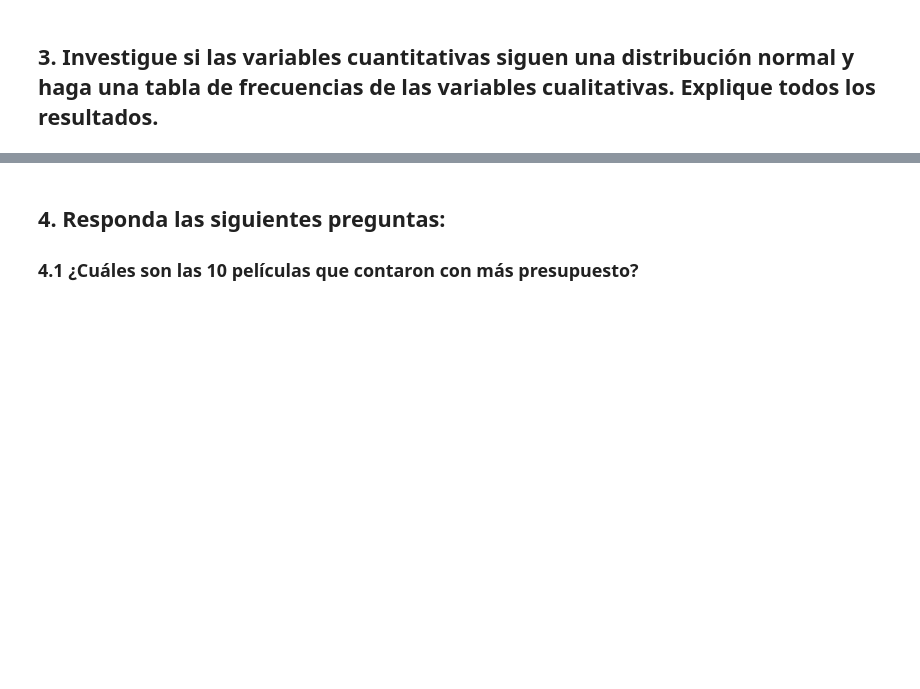
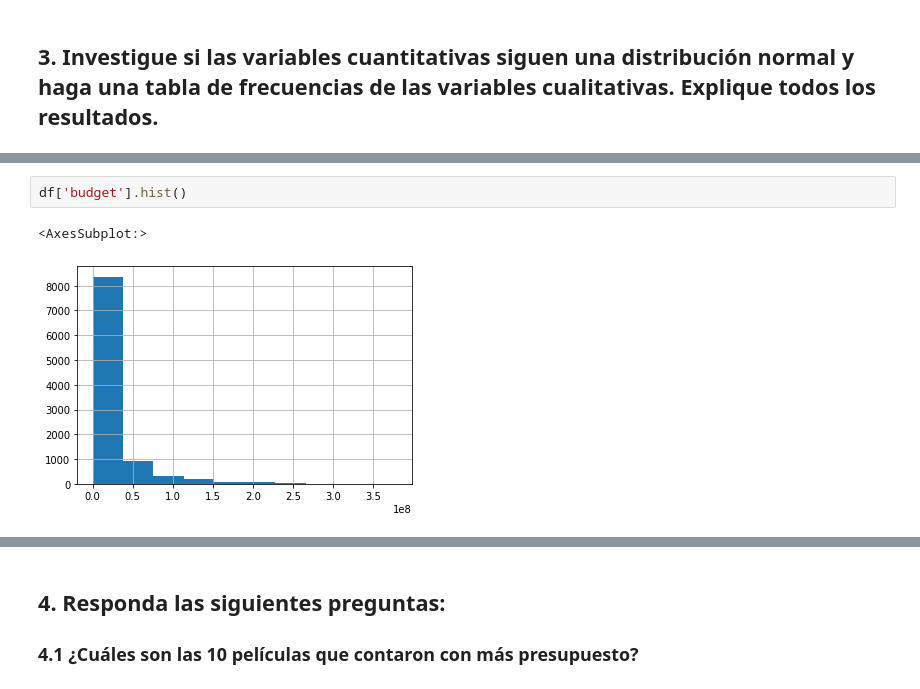
Before and after one commit to wsaldana/Miner-aHDT1, a Jupyter notebook: MineriaHDT1.ipynb, the cells around one changed output, grey strips where cells are left out. Drawn from its saved outputs; the diff is of its cells as text; blank space fills up the shorter version.

```diff
--- a/MineriaHDT1.ipynb
+++ b/MineriaHDT1.ipynb
@@ -62,0 +84,5 @@ df.head()
+# %%
+df['budget'].hist()
+# %% [output]
+<AxesSubplot:>
+[figure, added]
```
Also changed, not shown: parts of 40 cells of this notebook.
